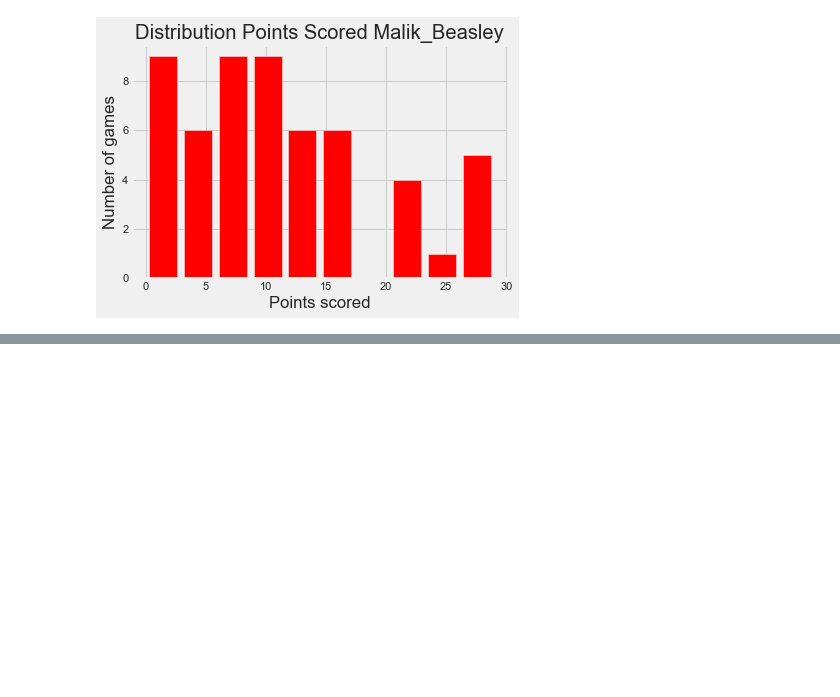
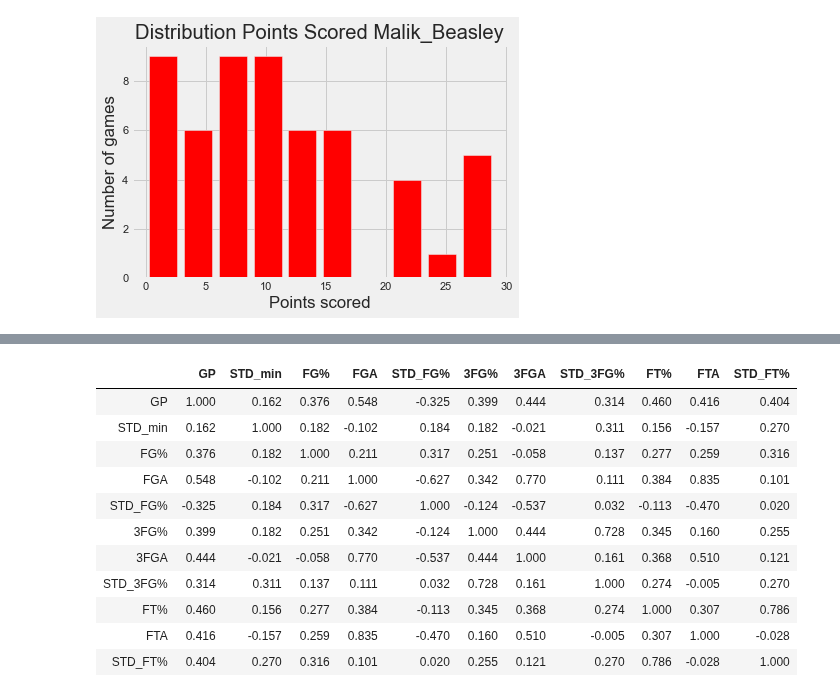
Before and after one commit to benrogers31/Finding-_Inconsistent_NBA_Players, a Jupyter notebook: Measuring_Inconsistency.ipynb, the cells around one changed output, grey strips where cells are left out. Cells and saved outputs as stored; diff of their text form; code cells hidden in the pictures; blank space fills up the shorter version.

```diff
--- a/Measuring_Inconsistency.ipynb
+++ b/Measuring_Inconsistency.ipynb
@@ -278,0 +383,15 @@ g.plot()
+# %%
+percent_df.corr().round(3)
+# %% [output]
+|  | GP | STD_min | FG% | FGA | STD_FG% | 3FG% | 3FGA | STD_3FG% | FT% | FTA | STD_FT% |
+| GP | 1.000 | 0.162 | 0.376 | 0.548 | -0.325 | 0.399 | 0.444 | 0.314 | 0.460 | 0.416 | 0.404 |
+| STD_min | 0.162 | 1.000 | 0.182 | -0.102 | 0.184 | 0.182 | -0.021 | 0.311 | 0.156 | -0.157 | 0.270 |
+| FG% | 0.376 | 0.182 | 1.000 | 0.211 | 0.317 | 0.251 | -0.058 | 0.137 | 0.277 | 0.259 | 0.316 |
+| FGA | 0.548 | -0.102 | 0.211 | 1.000 | -0.627 | 0.342 | 0.770 | 0.111 | 0.384 | 0.835 | 0.101 |
+| STD_FG% | -0.325 | 0.184 | 0.317 | -0.627 | 1.000 | -0.124 | -0.537 | 0.032 | -0.113 | -0.470 | 0.020 |
+| 3FG% | 0.399 | 0.182 | 0.251 | 0.342 | -0.124 | 1.000 | 0.444 | 0.728 | 0.345 | 0.160 | 0.255 |
+| 3FGA | 0.444 | -0.021 | -0.058 | 0.770 | -0.537 | 0.444 | 1.000 | 0.161 | 0.368 | 0.510 | 0.121 |
+| STD_3FG% | 0.314 | 0.311 | 0.137 | 0.111 | 0.032 | 0.728 | 0.161 | 1.000 | 0.274 | -0.005 | 0.270 |
+| FT% | 0.460 | 0.156 | 0.277 | 0.384 | -0.113 | 0.345 | 0.368 | 0.274 | 1.000 | 0.307 | 0.786 |
+| FTA | 0.416 | -0.157 | 0.259 | 0.835 | -0.470 | 0.160 | 0.510 | -0.005 | 0.307 | 1.000 | -0.028 |
+| STD_FT% | 0.404 | 0.270 | 0.316 | 0.101 | 0.020 | 0.255 | 0.121 | 0.270 | 0.786 | -0.028 | 1.000 |
```
Also changed, not shown: parts of 24 cells of this notebook, 2 other files.
